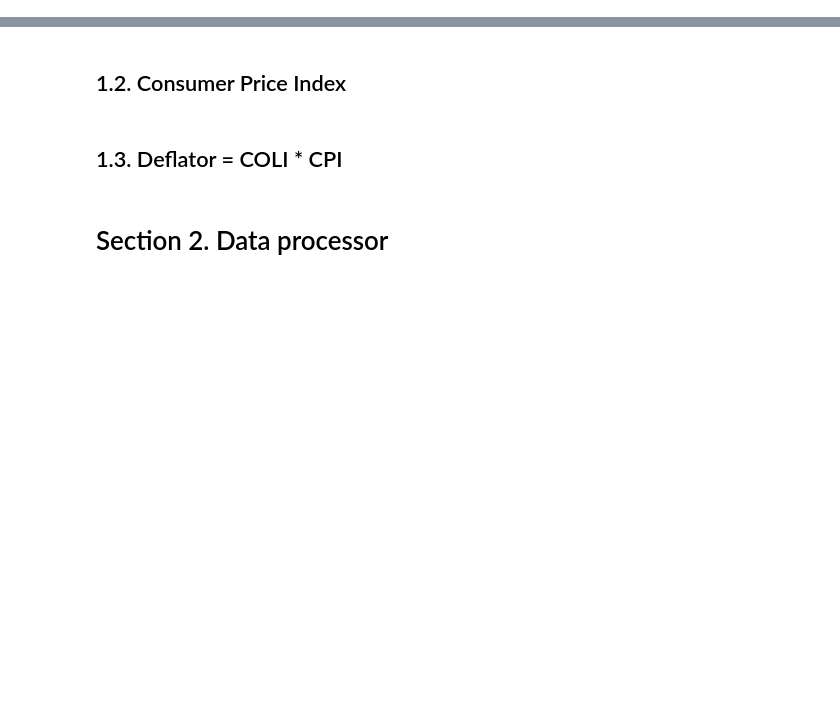
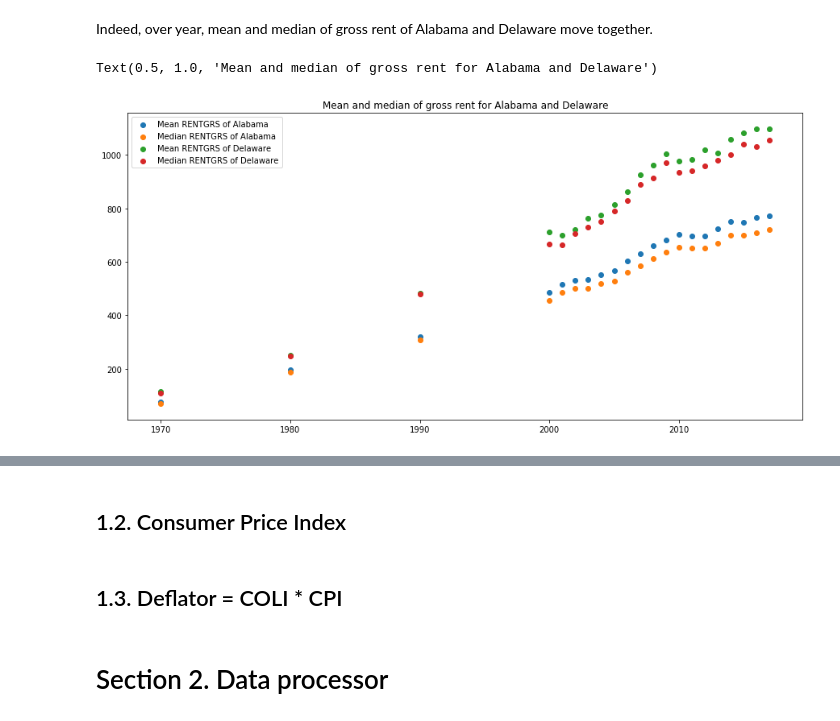
Before and after one commit to sangttruong/incomevis, a Jupyter notebook: main.ipynb, the cells around one changed output, grey strips where cells are left out. Cells and saved outputs as stored; diff of their text form; code cells hidden in the pictures; blank space fills up the shorter version.

```diff
--- a/main.ipynb
+++ b/main.ipynb
@@ -97,3 +33,0 @@ We decide to use medium instead of mean as a way to summarize data for each stat
-# %%
-state1 = raw_COLI[raw_COLI.STATEFIP == 1]
-state1.boxplot(column='RENTGRS', by = 'YEAR', grid = False, figsize = (15,7))
@@ -230,0 +107,22 @@ avgCOLI = avgCOLI.rename(columns = {0: "AVG_COLI"})
+# %%
+# Alabama
+meanRENTGRS1 = state1.groupby(state1['YEAR'])['RENTGRS'].mean()
+meanRENTGRS1sum = pd.DataFrame(meanRENTGRS1.describe())
+meanRENTGRS1sum.rename(columns={'RENTGRS':'Mean1'}, inplace = True)
+
+medianRENTGRS1 = state1.groupby(state1['YEAR'])['RENTGRS'].median()
+medianRENTGRS1sum = pd.DataFrame(medianRENTGRS1.describe())
+medianRENTGRS1sum.rename(columns={'RENTGRS':'Median1'}, inplace = True)
+
+# Delaware
+meanRENTGRS10 = state10.groupby(state10['YEAR'])['RENTGRS'].mean()
+meanRENTGRS10sum = pd.DataFrame(meanRENTGRS10.describe())
+meanRENTGRS10sum.rename(columns={'RENTGRS':'Mean10'}, inplace = True)
+
+medianRENTGRS10 = state10.groupby(state10['YEAR'])['RENTGRS'].median()
+medianRENTGRS10sum = pd.DataFrame(medianRENTGRS10.describe())
+medianRENTGRS10sum.rename(columns={'RENTGRS':'Median10'}, inplace = True)
+
+# Descriptive statistics
+summary1_10 = pd.concat([meanRENTGRS1sum, medianRENTGRS1sum, meanRENTGRS10sum, medianRENTGRS10sum], axis = 1)
+summary1_10
@@ -230,0 +139,13 @@ avgCOLI = avgCOLI.rename(columns = {0: "AVG_COLI"})
+# %% [markdown]
+Indeed, over year, mean and median of gross rent of Alabama and Delaware move together.
+# %%
+plt.figure(figsize=(15,7))
+plt.scatter(yearList, meanRENTGRS1)
+plt.scatter(yearList, medianRENTGRS1)
+plt.scatter(yearList, meanRENTGRS10)
+plt.scatter(yearList, medianRENTGRS10)
+plt.legend(labels = ["Mean RENTGRS of Alabama", "Median RENTGRS of Alabama", "Mean RENTGRS of Delaware", "Median RENTGRS of Delaware"])
+plt.title("Mean and median of gross rent for Alabama and Delaware")
+# %% [output]
+Text(0.5, 1.0, 'Mean and median of gross rent for Alabama and Delaware')
+[figure, added]
```
Also changed, not shown: parts of 60 cells of this notebook.
